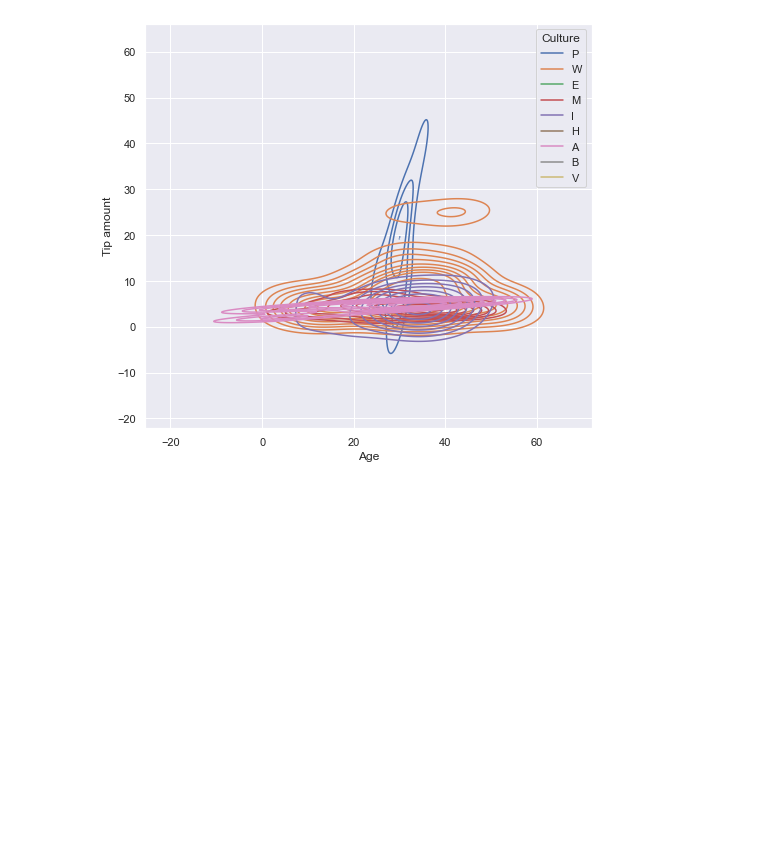
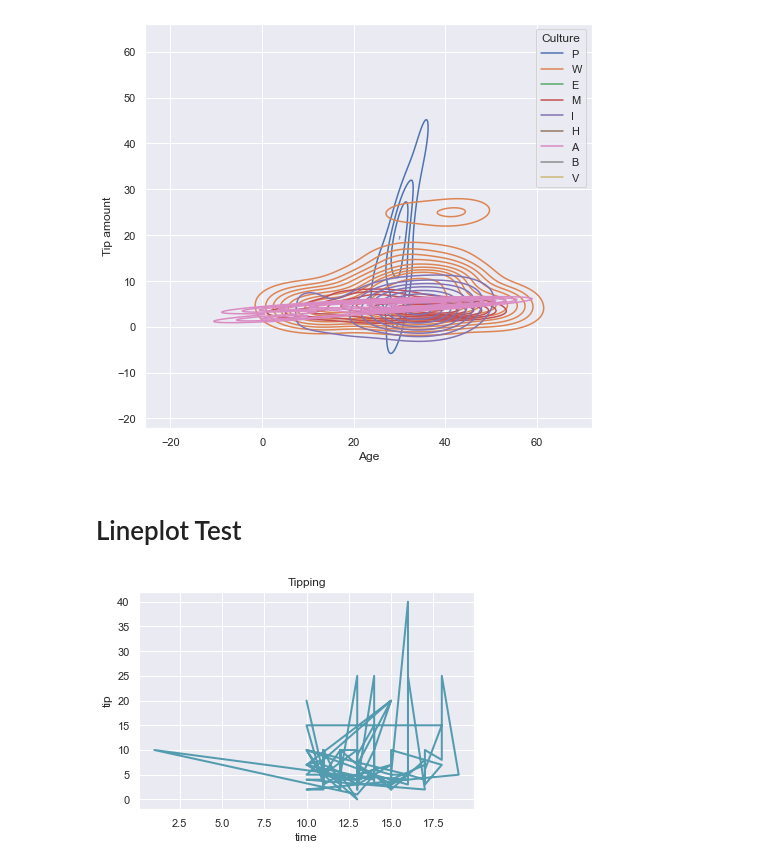
Before and after one commit to ingimar-eyfjord/Hair_tip_data_analysis, a Jupyter notebook: Hair_tip_data_analysis.ipynb, the cells around one changed output. Saved outputs shown, nothing was run; the diff lists cells and outputs as text; code cells hidden in the pictures; blank space fills up the shorter version.

Commit message:
add some more graphs

```diff
--- a/Hair_tip_data_analysis.ipynb
+++ b/Hair_tip_data_analysis.ipynb
@@ -273,3 +273,23 @@ sns.kdeplot(data=HairCutBatch, x="Age", y="Tip amount", hue="Culture", thresh=.1
 # %% [output]
 <AxesSubplot:xlabel='Age', ylabel='Tip amount'>
 [figure]
+# %% [markdown]
+# Lineplot Test
+# %%
+x_data = HairCutBatch['Time']
+y_data = HairCutBatch['Tip amount']
+def lineplot(x_data, y_data, x_label="time", y_label="tip", title="Tipping"):
+    # Create the plot object
+    _, ax = plt.subplots()
+
+    # Plot the best fit line, set the linewidth (lw), color and
+    # transparency (alpha) of the line
+    ax.plot(x_data, y_data, lw = 2, color = '#539caf', alpha = 1)
+
+    # Label the axes and provide a title
+    ax.set_title(title)
+    ax.set_xlabel(x_label)
+    ax.set_ylabel(y_label)
+lineplot(x_data, y_data)
+# %% [output]
+[figure, added]
```
Also changed, not shown: parts of 9 cells of this notebook.
